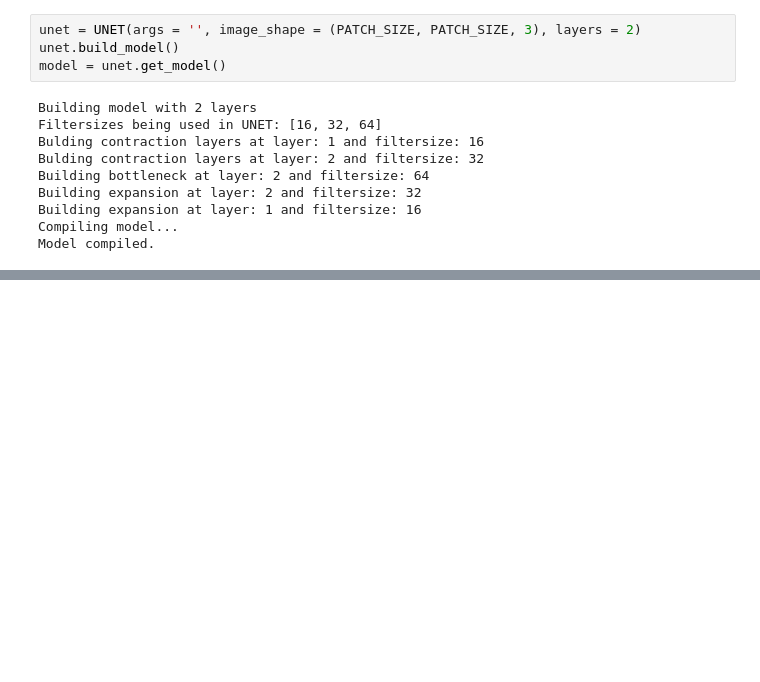
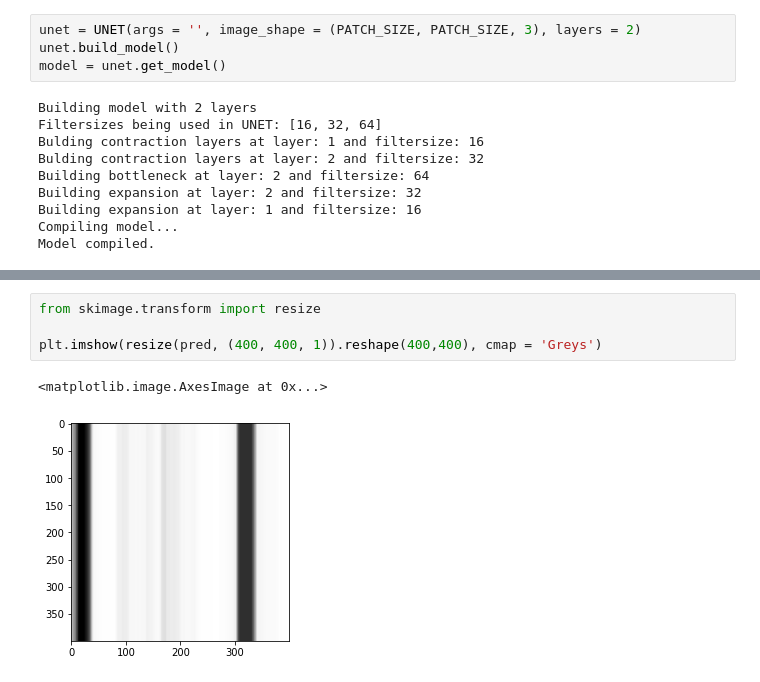
Before and after one commit to theodorhusefest/CS433-project2-road-segmentation, a Jupyter notebook: visualize_predictions.ipynb, the cells around one changed output, grey strips where cells are left out. Drawn from its saved outputs; the diff is of its cells as text; blank space fills up the shorter version.

```diff
--- a/visualize_predictions.ipynb
+++ b/visualize_predictions.ipynb
@@ -133,0 +138,7 @@ plt.imshow(x_train[n].reshape(PATCH_SIZE, PATCH_SIZE, 3))
+# %%
+from skimage.transform import resize
+
+plt.imshow(resize(pred, (400, 400, 1)).reshape(400,400), cmap = 'Greys')
+# %% [output]
+<matplotlib.image.AxesImage at 0x...>
+[figure, added]
```
Also changed, not shown: parts of 6 cells of this notebook, 4 other files.
